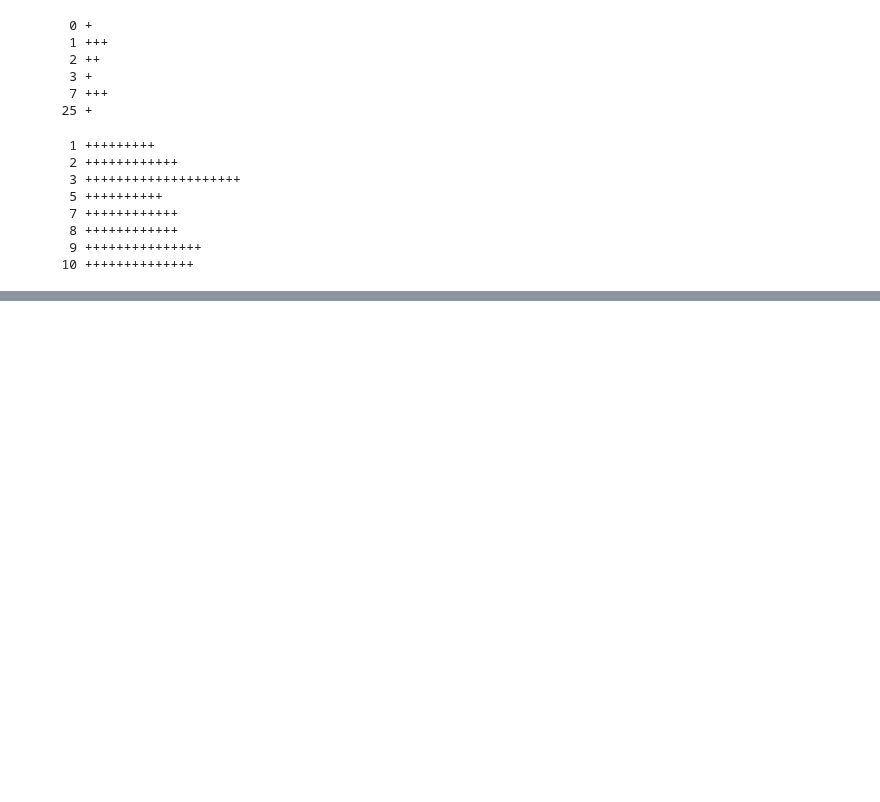
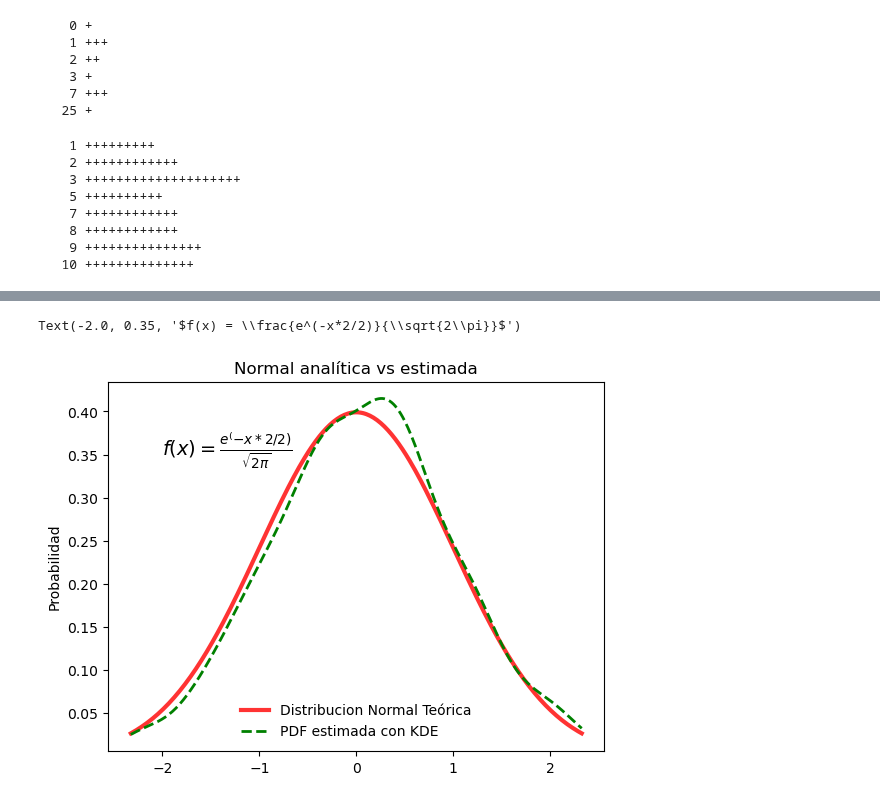
Before and after one commit to joanby/r-basic, a Jupyter notebook: scripts/tema9/04-histograms.ipynb, the cells around one changed output, grey strips where cells are left out. Saved outputs shown, nothing was run; the diff lists cells and outputs as text; code cells hidden in the pictures; blank space fills up the shorter version.

```diff
--- a/scripts/tema9/04-histograms.ipynb
+++ b/scripts/tema9/04-histograms.ipynb
@@ -75,0 +220,4 @@ ascii_histogram(data)
+# %%
+dist = stats.norm() # distribucion normal teórica N(0,1) = exp(-x**2/2)/sqrt(2*pi)
+# %%
+sample = dist.rvs(size = 1000)
@@ -75,0 +232,15 @@ ascii_histogram(data)
+# %%
+x = np.linspace(start = stats.norm.ppf(0.01), stop = stats.norm.ppf(0.99), num=250)
+# %%
+gkde = stats.gaussian_kde(dataset = sample)
+# %%
+fig, ax = plt.subplots()
+ax.plot(x, dist.pdf(x), linestyle = "solid", c = "red", lw = 3, alpha = 0.8, label = "Distribucion Normal Teórica")
+ax.plot(x, gkde.evaluate(x), linestyle = "dashed", c="green", lw = 2, label = "PDF estimada con KDE")
+ax.legend(loc="best", frameon=False)
+ax.set_title("Normal analítica vs estimada")
+ax.set_ylabel("Probabilidad")
+ax.text(-2., 0.35, r'$f(x) = \frac{e^(-x*2/2)}{\sqrt{2\pi}}$', fontsize=14)
+# %% [output]
+Text(-2.0, 0.35, '$f(x) = \\frac{e^(-x*2/2)}{\\sqrt{2\\pi}}$')
+[figure, added]
```
Also changed, not shown: parts of 36 cells of this notebook.
